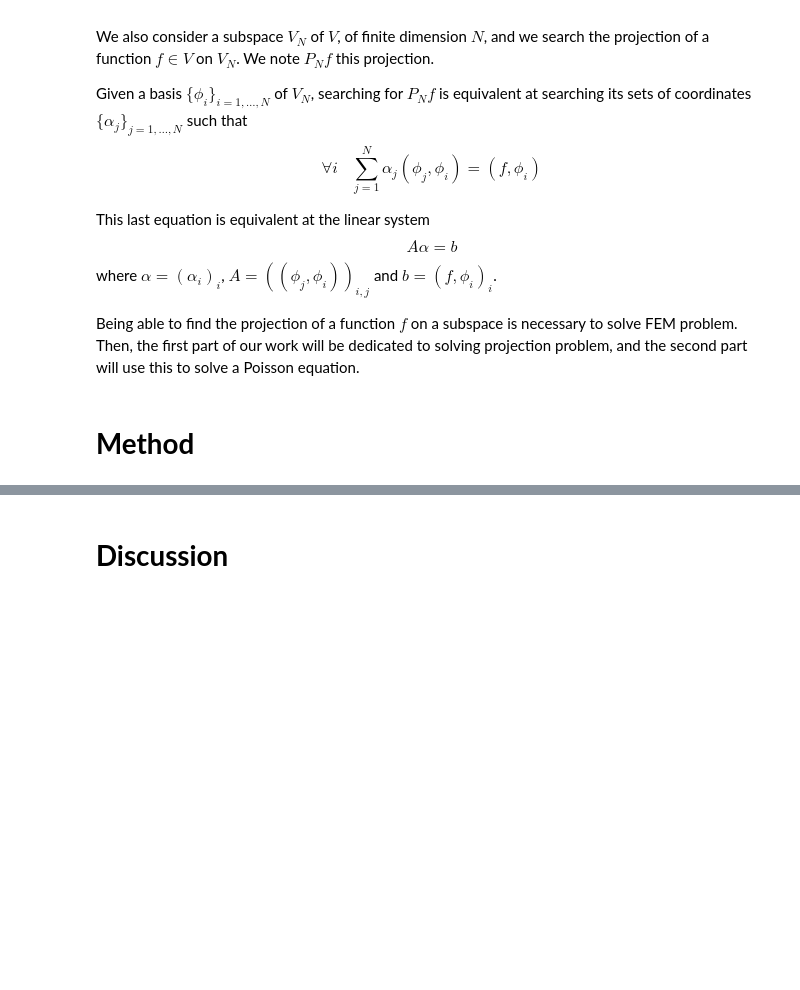
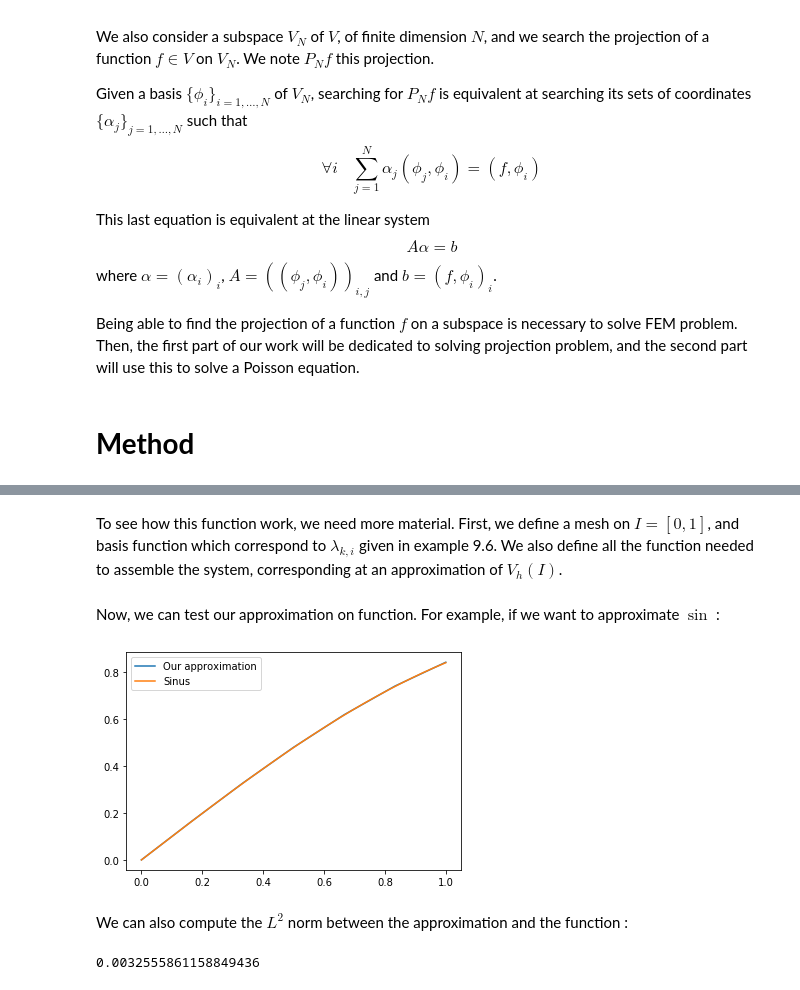
Before and after one commit to johanhoffman/DD2363_VT22, a Jupyter notebook: Lab4/hetierm_lab4.ipynb, the cells around one changed output, grey strips where cells are left out. Cells and saved outputs as stored; diff of their text form; code cells hidden in the pictures; blank space fills up the shorter version.

```diff
--- a/Lab4/hetierm_lab4.ipynb
+++ b/Lab4/hetierm_lab4.ipynb
@@ -65,25 +65,32 @@ We create a function *assemble_system* which takes as input the function we want
 This function is very global, and use some sub functions which highly depends on the local basis we used, and if we want, or not, a continuous approximation. For those reasons, they are also pass as parameters.
 # %%
-def assemble_system(f, mesh, local_basis, get_local_to_global):
+def assemble_solve_system(f, local_basis, get_local_to_global, integrate_vector, integrate_matrix, add_to_glob_vec, \
+                                    add_to_glob_matrix, final_size):
     """
     Input : a function f, a mesh under the form [x_0, ..., x_m+1] and
         list of local basis [[lambda_{k,1},..., lambda_{k,L_k}]...]
     Output : matrix A and b of the system
     """
-    A = np.zeros()
+
+
+    A = np.zeros((final_size, final_size))
+    b = np.zeros(final_size)
     m = len(mesh) - 2
-    for k in range(0,m+2):
-        Lk = len(local_basis[k]) ## Since we are working in 1D, there is only two local basis function
+    for k in range(0,len(local_basis)):
+        Lk = len(local_basis[k])
         loc2glob = get_local_to_global(k)
 
         b_k = np.zeros(Lk)
         A_k = np.zeros((Lk,Lk))
         for i in range(0,Lk):
-            b_k[i] = sp.integrate.quad(f, local_basis[k,i])
+            b_k[i] = integrate_vector(f, local_basis[k,i])
             for j in range(0,Lk):
-                A_k[i,j] = sp.integrate.quad(local_basis[k,i], local_basis[k,j])
+                A_k[i,j] = integrate_matrix(local_basis[k,i], local_basis[k,j])
+        add_to_glob_matrix(A, A_k, loc2glob)
+        add_to_glob_vec(b, b_k, loc2glob)
 
-        A[loc2glob:Lk+1, loc2glob:Lk+1] = A_k
-        b[loc2glob:Lk+1] = b_k
+    print(A)
+    alpha = np.linalg.solve(A,b)
+    return A, alpha, b
-# %% [markdown]
-# **Discussion**
+# %% [markdown]
+To see how this function work, we need more material. First, we define a mesh on $I = [0, 1]$, and basis function which correspond to $\lambda_{k,i}$ given in example 9.6. We also define all the function needed to assemble the system, corresponding at an approximation of $V_h(I)$.
@@ -89,0 +171,19 @@ def assemble_system(f, mesh, local_basis, get_local_to_global):
+# %% [markdown]
+Now, we can test our approximation on function. For example, if we want to approximate $\sin$ :
+# %%
+sol_exact = np.sin(np.linspace(0,1, 200))
+A, alpha, b = assemble_solve_system(np.sin, local_basis, get_local_to_global, \
+                integrate_vector, integrate_matrix, add_to_glob_vec, add_to_glob_matrix, m+2)
+
+plt.plot(mesh, alpha)
+plt.plot(np.linspace(0,1, 200), sol_exact)
+plt.legend(("Our approximation", "Sinus"))
+plt.show()
+# %% [output]
+[figure, added]
+# %% [markdown]
+We can also compute the $L^2$ norm between the approximation and the function :
+# %%
+print(np.linalg.norm(alpha-np.sin(mesh)))
+# %% [output]
+0.0032555861158849436
```
Also changed, not shown: parts of 8 cells of this notebook.
